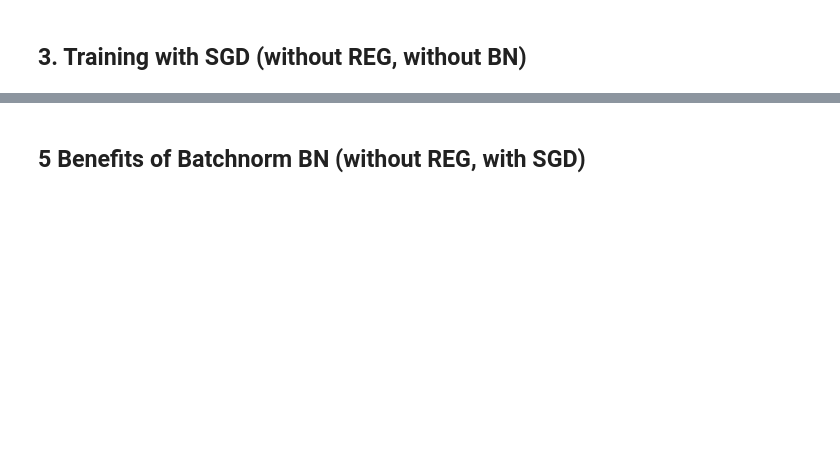
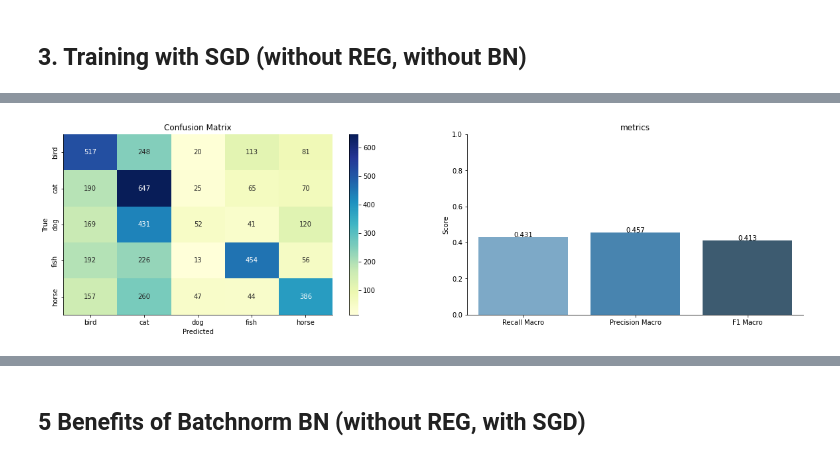
Before and after one commit to FiratSaritas/neural-network-for-image-classification, a Jupyter notebook: Mini-Challenge_1.ipynb, the cells around one changed output, grey strips where cells are left out. Cells and saved outputs as stored; diff of their text form; code cells hidden in the pictures; blank space fills up the shorter version.

```diff
--- a/Mini-Challenge_1.ipynb
+++ b/Mini-Challenge_1.ipynb
@@ -323,0 +418,3 @@ def get_predictions(model, iterator, device):
+# %%
+PATH= "SGD_32ba_10ep_001lr"
+model.load_state_dict(torch.load(PATH))
@@ -323,0 +428,8 @@ def get_predictions(model, iterator, device):
+# %%
+images, labels, probs = get_predictions(model, testloader, device)
+pred_labels = torch.argmax(probs, 1)
+f1_SGD_32ba_10ep_001lr = f1_score(labels, pred_labels, average='macro', zero_division=0)
+# %%
+metric_evaluation(labels, pred_labels)
+# %% [output]
+[figure, added]
```
Also changed, not shown: parts of 248 cells of this notebook.
